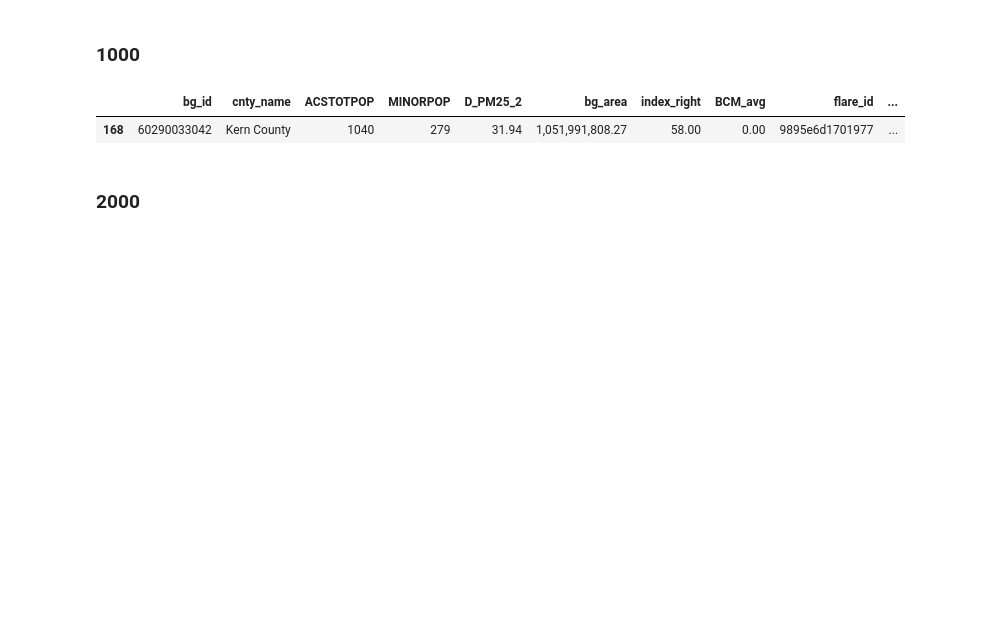
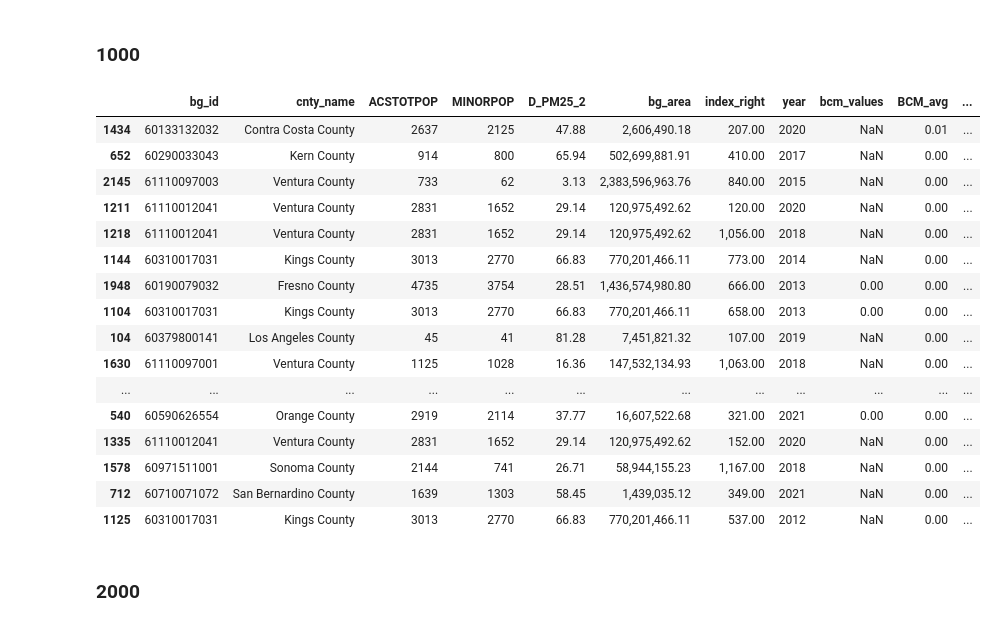
Before and after one commit to natebendermontana/capstone_rmi, a Jupyter notebook: bg_flare_impact.ipynb, the cells around one changed output. Saved outputs shown, nothing was run; the diff lists cells and outputs as text; code cells hidden in the pictures; blank space fills up the shorter version.

Commit message:
updated code with pivoted bcm_years cols in place. Needs fixin

```diff
--- a/bg_flare_impact.ipynb
+++ b/bg_flare_impact.ipynb
@@ -95,14 +88,5 @@ ca_flares = subset
 # %% [markdown]
 ### Update ca_bg_joined df
-# %%
-# There are five BGs that seem to just be aquatic buffers around the actual county land.
-# Dropping them for now
-# Explore if needed: ca_bg_joined.explore()
-
-ids_to_drop = [60839900000, 61119901000, 60379902000, 60379903000, 60599901000]
-
-# Drop the rows with those IDs
-ca_bg_joined = ca_bg_joined[~ca_bg_joined['bg_id'].isin(ids_to_drop)]
 # %%
 # subset to only cols needed
 subset = ca_bg_joined[['bg_id', 'cnty_name', 'ACSTOTPOP', 'MINORPOP',
@@ -136,7 +120,7 @@ ca_flares[buffer_col] = ca_flares['flarepts_geom'].buffer(distance=buffer_size)
 ca_flares = ca_flares.set_geometry(buffer_col)
 
 # subset of desired columns from flares_df
-flares_sjoin_subset = ca_flares[[buffer_col, 'BCM_avg', 'flare_id', 'flare_cate']]
+flares_sjoin_subset = ca_flares[[buffer_col, 'year', 'bcm_values','BCM_avg', 'flare_id', 'flare_cate']]
 
 # Left join the flares_sjoin_subset cols to the bg_socialdf based on if any of the flares geometries intersect
 # with the bg geometries
@@ -244,15 +228,15 @@ intersect_baseline['MINORPOP_bg_totprop'] = intersect_baseline['MINORPOP'] / int
 # calculate percentage of minorities in intersection for each BG
 intersect_baseline[f'{buffer_size}_bg_int_mnr_prop'] = (intersect_baseline[f'{buffer_size}_MINORPOP_bg_int_count']
                                                         / intersect_baseline[f'{buffer_size}_ACSTOTPOP_bg_int_count'])
-
-# rename the flare categories for readability
-intersect_baseline["flare_cate"] = (intersect_baseline["flare_cate"].
-                                    replace({"flares_oil_downstream": "down_oil",
-                                             "flares_upstream": "upstream"}))
 # %%
 # There are a ton of duplicate rows getting introduced at some point of the process. Ideally I'll come back and
 # troubleshoot, but in the meantime I'm just removing these dupes.
-df_baseline_all = intersect_baseline.drop_duplicates(subset=['bg_id', 'flare_id'])
+
+df_baseline_all = intersect_baseline.drop_duplicates(subset=['bg_id', 'flare_id', 'year']).copy()
+
+# I think the sjoin() functions ocassionally do weird things to data types.
+# Changing year back to an integer
+df_baseline_all['year'] = df_baseline_all['year'].astype('int64')
 # %%
 len(df_baseline_all)
 # %% [output]
@@ -678,10 +598,25 @@ flareintersect_geo1000['buffer_size'] = 1000
 # three buffer sizes can now be merged into one column
 flareintersect_geo1000.rename(columns={'1000_buff_geom':'buff_geom'}, inplace=True)  # old:new.
 # %%
-flareintersect_1000.sample(1)
+flareintersect_1000.sample(20)
 # %% [output]
-|  | bg_id | cnty_name | ACSTOTPOP | MINORPOP | D_PM25_2 | bg_area | index_right | BCM_avg | flare_id | ... |
-| 168 | 60290033042 | Kern County | 1040 | 279 | 31.94 | 1,051,991,808.27 | 58.00 | 0.00 | 9895e6d1701977 | ... |
+|  | bg_id | cnty_name | ACSTOTPOP | MINORPOP | D_PM25_2 | bg_area | index_right | year | bcm_values | BCM_avg | ... |
+| 1434 | 60133132032 | Contra Costa County | 2637 | 2125 | 47.88 | 2,606,490.18 | 207.00 | 2020 | NaN | 0.01 | ... |
+| 652 | 60290033043 | Kern County | 914 | 800 | 65.94 | 502,699,881.91 | 410.00 | 2017 | NaN | 0.00 | ... |
+| 2145 | 61110097003 | Ventura County | 733 | 62 | 3.13 | 2,383,596,963.76 | 840.00 | 2015 | NaN | 0.00 | ... |
+| 1211 | 61110012041 | Ventura County | 2831 | 1652 | 29.14 | 120,975,492.62 | 120.00 | 2020 | NaN | 0.00 | ... |
+| 1218 | 61110012041 | Ventura County | 2831 | 1652 | 29.14 | 120,975,492.62 | 1,056.00 | 2018 | NaN | 0.00 | ... |
+| 1144 | 60310017031 | Kings County | 3013 | 2770 | 66.83 | 770,201,466.11 | 773.00 | 2014 | NaN | 0.00 | ... |
+| 1948 | 60190079032 | Fresno County | 4735 | 3754 | 28.51 | 1,436,574,980.80 | 666.00 | 2013 | 0.00 | 0.00 | ... |
+| 1104 | 60310017031 | Kings County | 3013 | 2770 | 66.83 | 770,201,466.11 | 658.00 | 2013 | 0.00 | 0.00 | ... |
+| 104 | 60379800141 | Los Angeles County | 45 | 41 | 81.28 | 7,451,821.32 | 107.00 | 2019 | NaN | 0.00 | ... |
+| 1630 | 61110097001 | Ventura County | 1125 | 1028 | 16.36 | 147,532,134.93 | 1,063.00 | 2018 | NaN | 0.00 | ... |
+| ... | ... | ... | ... | ... | ... | ... | ... | ... | ... | ... | ... |
+| 540 | 60590626554 | Orange County | 2919 | 2114 | 37.77 | 16,607,522.68 | 321.00 | 2021 | 0.00 | 0.00 | ... |
+| 1335 | 61110012041 | Ventura County | 2831 | 1652 | 29.14 | 120,975,492.62 | 152.00 | 2020 | NaN | 0.00 | ... |
+| 1578 | 60971511001 | Sonoma County | 2144 | 741 | 26.71 | 58,944,155.23 | 1,167.00 | 2018 | NaN | 0.00 | ... |
+| 712 | 60710071072 | San Bernardino County | 1639 | 1303 | 58.45 | 1,439,035.12 | 349.00 | 2021 | NaN | 0.00 | ... |
+| 1125 | 60310017031 | Kings County | 3013 | 2770 | 66.83 | 770,201,466.11 | 537.00 | 2012 | NaN | 0.00 | ... |
 # %% [markdown]
 ### 2000
 # %%
```
Also changed, not shown: parts of 37 cells of this notebook.
